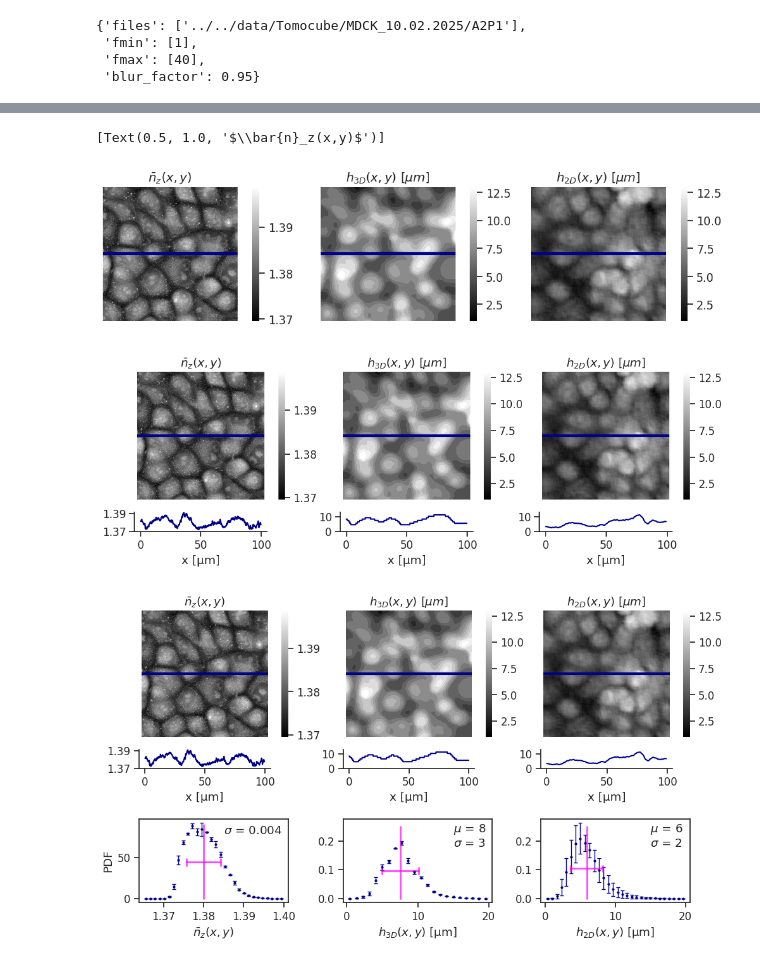
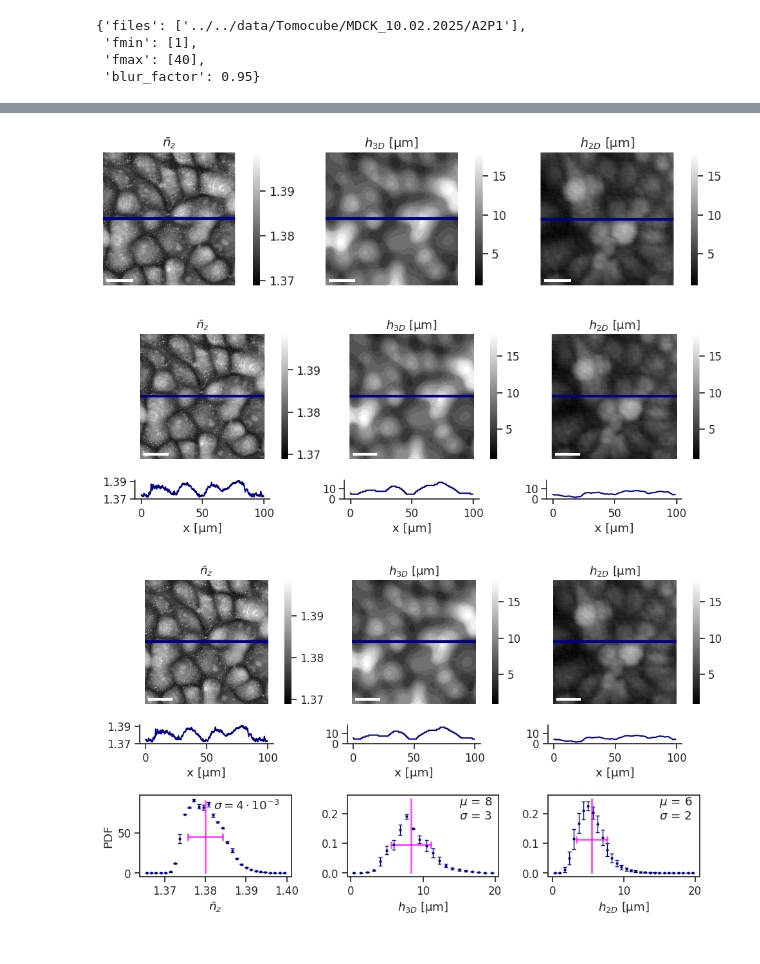
Before and after one commit to siljabl/MDCK_QPI, a Jupyter notebook: figure_scripts/pixelwise_illustration.ipynb, the cells around one changed output, grey strips where cells are left out. Saved outputs shown, nothing was run; the diff lists cells and outputs as text; code cells hidden in the pictures.

```diff
--- a/figure_scripts/pixelwise_illustration.ipynb
+++ b/figure_scripts/pixelwise_illustration.ipynb
@@ -117,7 +141,7 @@ for path, frames in zip(tomo_dict["files"], tomo_frames):
         continue
 
     for f in frames:
-        n_tmp, h_tmp = import_tomocube_stack(path, "250210.113448.MDCK dynamics.001.MDCK B.A2", h_scaling=vox_to_um[0], f_min=f, f_max=f)
+        n_tmp, h_tmp = import_tomocube_stack(path, "250210.113448.MDCK dynamics.001.MDCK B.A2.T001P01", h_scaling=vox_to_um[0], f_min=f, f_max=f)
         h_tomo.append(h_tmp[0,:3480,:3480])
         n_tomo.append(n_tmp[0,:3480,:3480])
 
@@ -165,44 +189,48 @@ sns.set_theme(style='ticks', palette='muted', font_scale=1.1)
 
 # Define the GridSpec layout
 width_ratios  = [1, 0.05, 0.25, 1, 0.05, 0.2, 1, 0.05, 0.2]
-height_ratios = [1, 0.15, 0.2, 0.66]
-gs = gridspec.GridSpec(4, 9, width_ratios=width_ratios, height_ratios=height_ratios)
+height_ratios = [1, 0.01, 0.15, 0.25, 0.66]
+gs = gridspec.GridSpec(5, 9, width_ratios=width_ratios, height_ratios=height_ratios)
 gs.update(wspace=0.2, hspace=0.2)
 # %%
 # First row
 hmin  = 1
-hmax  = 13
+hmax  = np.max([him_holo.max(), him_tomo.max()])
 p_idx = 50
 
 fig = plt.figure(figsize=(12, 6))
 sns.set_theme(style='ticks', palette='bright', font_scale=1.1)
 
 im2 = fig.add_subplot(gs[0, 0])
 im1 = fig.add_subplot(gs[0, 3])
 im0 = fig.add_subplot(gs[0, 6])
 cb2 = fig.add_subplot(gs[0, 1])
 cb1 = fig.add_subplot(gs[0, 4])
 cb0 = fig.add_subplot(gs[0, 7])
 
 sns.heatmap(him_holo, ax=im0, square=True, cmap="gray", xticklabels=False, yticklabels=False, cbar_ax=cb0, vmin=hmin, vmax=hmax)
 sns.heatmap(him_tomo, ax=im1, square=True, cmap="gray", xticklabels=False, yticklabels=False, cbar_ax=cb1, vmin=hmin, vmax=hmax)
 sns.heatmap(nim_tomo, ax=im2, square=True, cmap="gray", xticklabels=False, yticklabels=False, cbar_ax=cb2)
 
 sns.lineplot(x=[0, region_size / pix_to_um[-1]], y=[int(p_idx/pix_to_um[0]), int(p_idx/pix_to_um[0])], ax=im0, lw=lw, color=color)
 sns.lineplot(x=[0, region_size / vox_to_um[-1]], y=[int(p_idx/vox_to_um[1]), int(p_idx/vox_to_um[1])], ax=im1, lw=lw, color=color)
 sns.lineplot(x=[0, region_size / vox_to_um[-1]], y=[int(p_idx/vox_to_um[1]), int(p_idx/vox_to_um[1])], ax=im2, lw=lw, color=color)
 
-im0.set(title=r"$h_{2D}(x,y) ~[µm]$")
-im1.set(title=r"$h_{3D}(x,y) ~[µm]$")
-im2.set(title=r"$\bar{n}_z(x,y)$")
+im0.set(title=r"$h_{2D}$ [µm]")
+im1.set(title=r"$h_{3D}$ [µm]")
+im2.set(title=r"$\bar{n}_z$")
+
+for im, convert in zip([im0, im1, im2], [pix_to_um, vox_to_um, vox_to_um]):
+    sb = ScaleBar(convert[-1], 'um', box_alpha=0, color="w", height_fraction=2e-2, scale_loc="none", fixed_value=20)
+    sb.location = 'lower left'
+    im.add_artist(sb)
 # %% [output]
-[Text(0.5, 1.0, '$\\bar{n}_z(x,y)$')]
-[figure, old version]
+[figure, new version]
 # %%
 # Second row
-p2  = fig.add_subplot(gs[1, 0])
-p1  = fig.add_subplot(gs[1, 3])
-p0  = fig.add_subplot(gs[1, 6], sharey=p1)
+p2  = fig.add_subplot(gs[2, 0])
+p1  = fig.add_subplot(gs[2, 3])
+p0  = fig.add_subplot(gs[2, 6], sharey=p1)
 
 sns.lineplot(x=pix_to_um[0]*np.arange(0, len(him_holo)), y=him_holo[int(p_idx/pix_to_um[0])], ax=p0, color=color)
 sns.lineplot(x=vox_to_um[1]*np.arange(0, len(him_tomo)), y=him_tomo[int(p_idx/vox_to_um[1])], ax=p1, color=color)
@@ -220,12 +248,12 @@ p1.set(xlabel="x [µm]")
 p2.set(xlabel="x [µm]")
 fig
 # %% [output]
-[figure, old version]
+[figure, new version]
 # %%
 # Third row
-h2  = fig.add_subplot(gs[3,0:2])
-h1  = fig.add_subplot(gs[3,3:5])
-h0  = fig.add_subplot(gs[3,6:8], sharey=h1)
+h2  = fig.add_subplot(gs[4,0:2])
+h1  = fig.add_subplot(gs[4,3:5])
+h0  = fig.add_subplot(gs[4,6:8], sharey=h1)
 
 lw = 1
 ms = 4
@@ -242,9 +270,9 @@ h0.plot([h_holo_mean, h_holo_mean], [0,0.25], '-', color=color, lw=lw, alpha=0.7
 h1.plot([h_tomo_mean, h_tomo_mean], [0,0.25], '-', color=color, lw=lw, alpha=0.7)
 h2.plot([n_tomo_mean, n_tomo_mean], [0,90],   '-', color=color, lw=lw, alpha=0.7)
 
-h0.set(xlabel=r"$h_{2D}(x,y)$ [µm]")#, yscale="log")
-h1.set(xlabel=r"$h_{3D}(x,y)$ [µm]")#, yscale="log")
-h2.set(ylabel="PDF", xlabel=r"$\bar{n}_z(x,y)$")#, yscale="log");
+h0.set(xlabel=r"$h_{2D}$ [µm]")#, yscale="log")
+h1.set(xlabel=r"$h_{3D}$ [µm]")#, yscale="log")
+h2.set(ylabel="PDF", xlabel=r"$\bar{n}_z$")#, yscale="log");
 
 fwhm = h_holo_hist.max() / 2
 h0.text(15, 0.18, f"$\mu$ = {h_holo_mean:0.0f}\n$\sigma$ = {h_holo_std:0.0f}")
@@ -259,14 +287,18 @@ h1.plot([h_tomo_mean-h_tomo_std, h_tomo_mean-h_tomo_std], [fwhm-0.01, fwhm+0.01]
 h1.plot([h_tomo_mean+h_tomo_std, h_tomo_mean+h_tomo_std], [fwhm-0.01, fwhm+0.01], lw=lw, color=color, alpha=0.7)
 
 fwhm = n_tomo_hist.max() / 2
-h2.text(1.385, 79, f"$\sigma$ = {n_tomo_std:0.3f}")
+h2.text(1.382, 79, rf"$\sigma = 4\cdot10^{{-3}}$")#{n_tomo_std:0.3f}")
 h2.plot([n_tomo_mean-n_tomo_std, n_tomo_mean+n_tomo_std], [fwhm, fwhm],           lw=lw, color=color, alpha=0.7)
 h2.plot([n_tomo_mean-n_tomo_std, n_tomo_mean-n_tomo_std], [fwhm-4, fwhm+4], lw=lw, color=color, alpha=0.7)
 h2.plot([n_tomo_mean+n_tomo_std, n_tomo_mean+n_tomo_std], [fwhm-4, fwhm+4], lw=lw, color=color, alpha=0.7)
 
+# sns.despine(ax=h0)
+# sns.despine(ax=h1)
+# sns.despine(ax=h2)
+
 fig.tight_layout()
 fig
 # %% [output]
-[figure, old version]
+[figure, new version]
 # %%
 fig.savefig("../../figs/illustrations/pixelwise_illustration.png", bbox_inches='tight', dpi=300)
```
Also changed, not shown: parts of 6 cells of this notebook, 6 other files.
